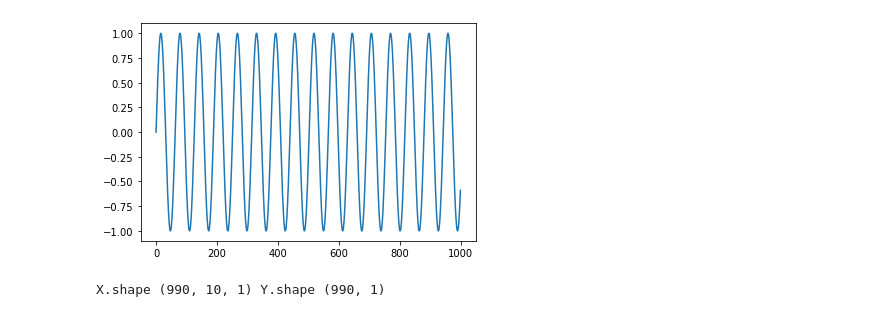
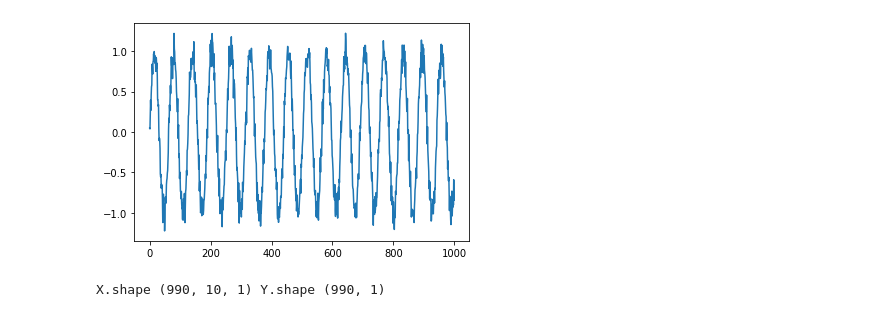
Before and after one commit to arthurziegler/pytorch-deep-learning-course, a Jupyter notebook: Notebooks/PyTorch_SimpleRNN_Sine.ipynb, the cells around one changed output. Cells and saved outputs as stored; diff of their text form; code cells hidden in the pictures.

```diff
--- a/Notebooks/PyTorch_SimpleRNN_Sine.ipynb
+++ b/Notebooks/PyTorch_SimpleRNN_Sine.ipynb
@@ -8,13 +8,13 @@ import matplotlib.pyplot as plt
 # %%
 # make the original data
 N = 1000
-series = np.sin(0.1*np.arange(N)) #+ np.random.randn(N)*0.1
+series = np.sin(0.1*np.arange(N)) + np.random.randn(N)*0.1
 
 # plot it
 plt.plot(series)
 plt.show()
 # %% [output]
-[figure, old version]
+[figure, new version]
 # %%
 ### build the dataset
 # let's see if we can use T past values to predict the next value
```
Also changed, not shown: parts of 5 cells of this notebook.
